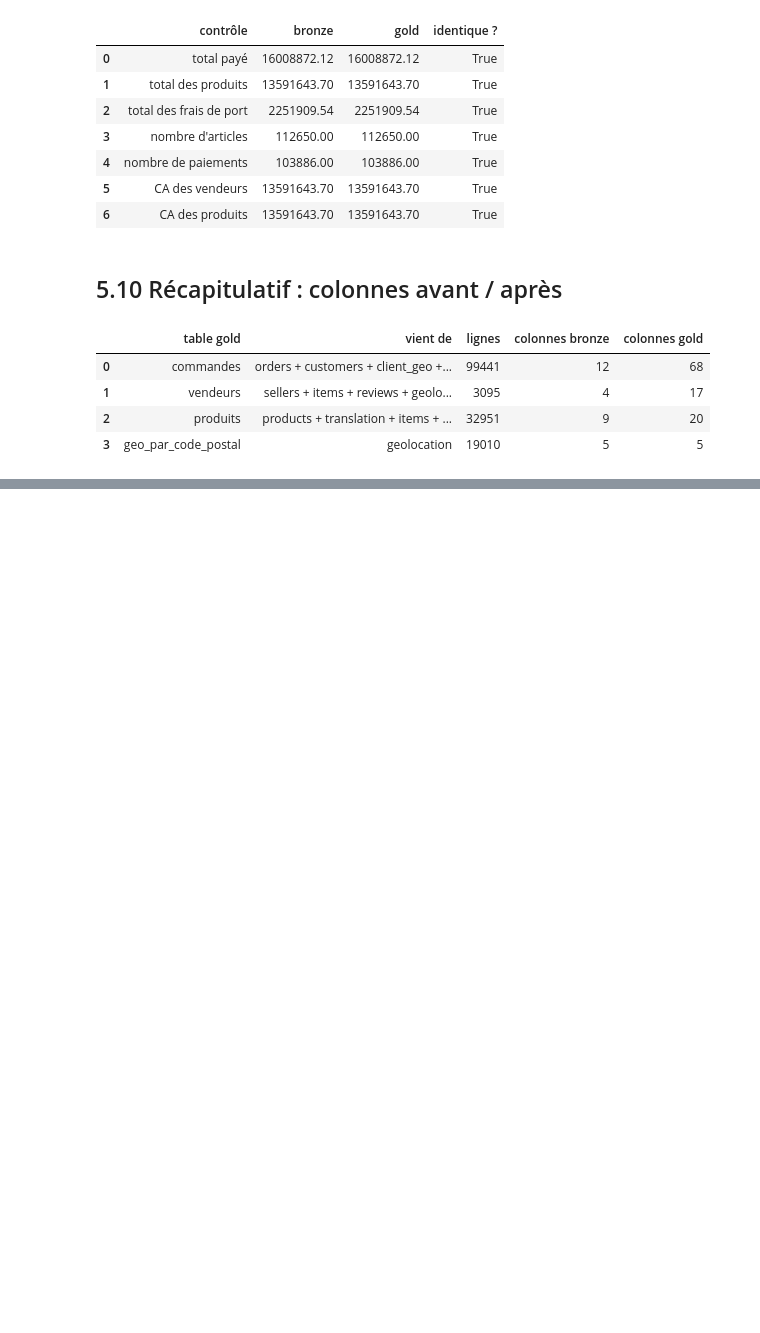
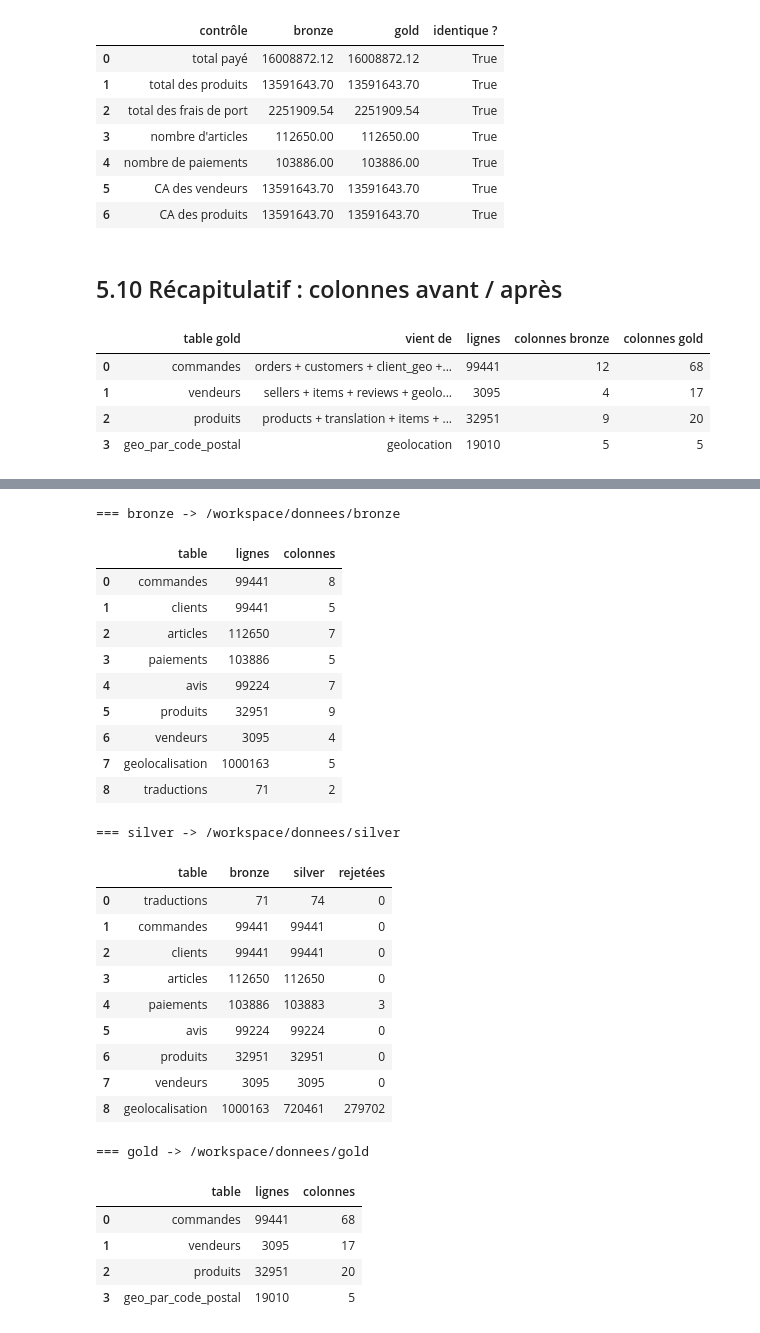
Before and after one commit to RaphaelDM/DataCoreStreaming, a Jupyter notebook: notebooks/01_exploration.ipynb, the cells around one changed output, grey strips where cells are left out. Cells and saved outputs as stored; diff of their text form; code cells hidden in the pictures; blank space fills up the shorter version.

Commit message:
Notebook : partie 6, écriture des couches bronze/silver/gold avec pipeline.py
Co-Authored-By: Claude Opus 5.5 <noreply@anthropic.com>

```diff
--- a/notebooks/01_exploration.ipynb
+++ b/notebooks/01_exploration.ipynb
@@ -759,0 +772,35 @@ pd.DataFrame([
+# %%
+import pipeline
+
+for nom, couche in pipeline.COUCHES.items():   # bronze, puis silver, puis gold
+    print(f"=== {nom} -> {pipeline.DONNEES / nom}")
+    display(couche())
+# %% [output]
+=== bronze -> /workspace/donnees/bronze
+|  | table | lignes | colonnes |
+| 0 | commandes | 99441 | 8 |
+| 1 | clients | 99441 | 5 |
+| 2 | articles | 112650 | 7 |
+| 3 | paiements | 103886 | 5 |
+| 4 | avis | 99224 | 7 |
+| 5 | produits | 32951 | 9 |
+| 6 | vendeurs | 3095 | 4 |
+| 7 | geolocalisation | 1000163 | 5 |
+| 8 | traductions | 71 | 2 |
+=== silver -> /workspace/donnees/silver
+|  | table | bronze | silver | rejetées |
+| 0 | traductions | 71 | 74 | 0 |
+| 1 | commandes | 99441 | 99441 | 0 |
+| 2 | clients | 99441 | 99441 | 0 |
+| 3 | articles | 112650 | 112650 | 0 |
+| 4 | paiements | 103886 | 103883 | 3 |
+| 5 | avis | 99224 | 99224 | 0 |
+| 6 | produits | 32951 | 32951 | 0 |
+| 7 | vendeurs | 3095 | 3095 | 0 |
+| 8 | geolocalisation | 1000163 | 720461 | 279702 |
+=== gold -> /workspace/donnees/gold
+|  | table | lignes | colonnes |
+| 0 | commandes | 99441 | 68 |
+| 1 | vendeurs | 3095 | 17 |
+| 2 | produits | 32951 | 20 |
+| 3 | geo_par_code_postal | 19010 | 5 |
```
Also changed, not shown: parts of 4 cells of this notebook.
